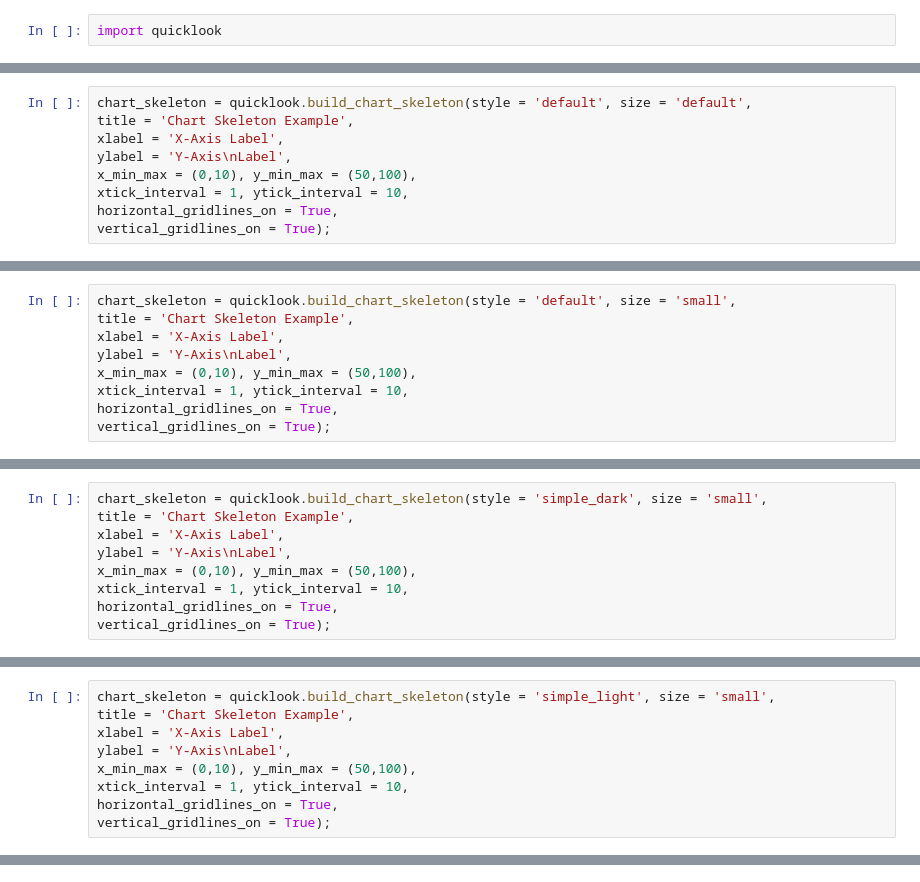
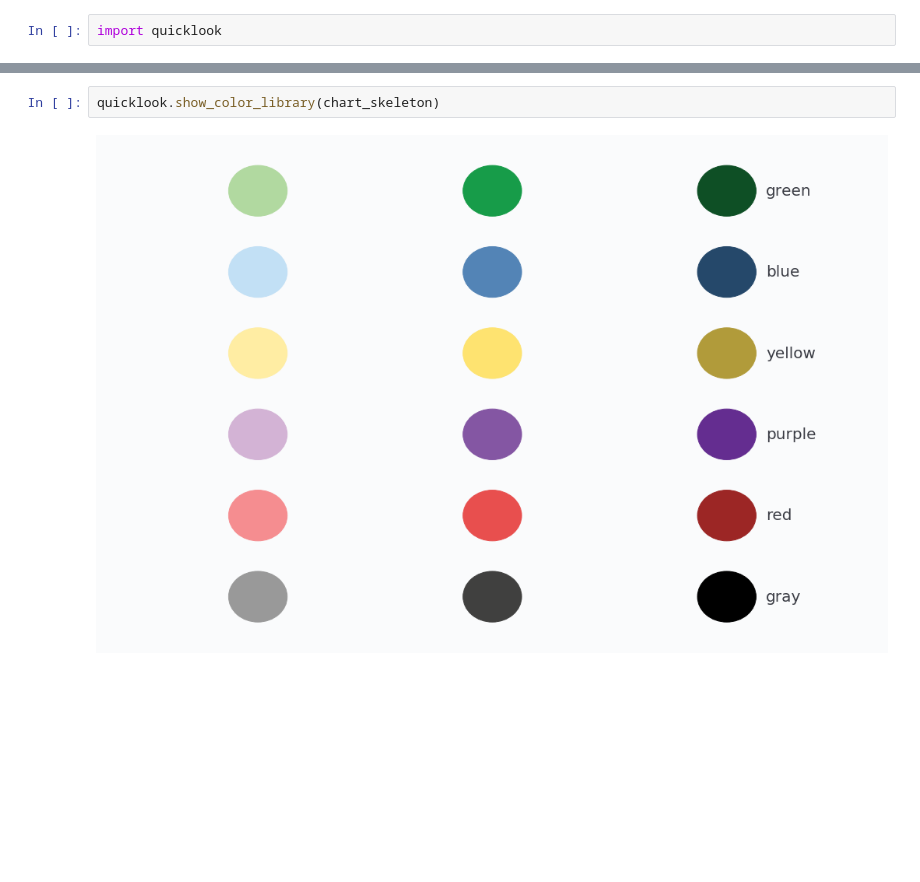
Before and after one commit to alexdsbreslav/quicklooks, a Jupyter notebook: copying_code_example.ipynb, the cells around one changed output, grey strips where cells are left out. Cells and saved outputs as stored; diff of their text form; blank space fills up the shorter version.

```diff
--- a/copying_code_example.ipynb
+++ b/copying_code_example.ipynb
@@ -36,9 +43,0 @@ vertical_gridlines_on = False);
-# %%
-chart_skeleton = quicklook.build_chart_skeleton(style = 'default', size = 'default',
-title = 'Chart Skeleton Example',
-xlabel = 'X-Axis Label',
-ylabel = 'Y-Axis\nLabel',
-x_min_max = (0,10), y_min_max = (50,100),
-xtick_interval = 1, ytick_interval = 10,
-horizontal_gridlines_on = True,
-vertical_gridlines_on = True);
@@ -47,9 +43,0 @@ vertical_gridlines_on = True);
-# %%
-chart_skeleton = quicklook.build_chart_skeleton(style = 'default', size = 'small',
-title = 'Chart Skeleton Example',
-xlabel = 'X-Axis Label',
-ylabel = 'Y-Axis\nLabel',
-x_min_max = (0,10), y_min_max = (50,100),
-xtick_interval = 1, ytick_interval = 10,
-horizontal_gridlines_on = True,
-vertical_gridlines_on = True);
@@ -58,9 +43,0 @@ vertical_gridlines_on = True);
-# %%
-chart_skeleton = quicklook.build_chart_skeleton(style = 'simple_dark', size = 'small',
-title = 'Chart Skeleton Example',
-xlabel = 'X-Axis Label',
-ylabel = 'Y-Axis\nLabel',
-x_min_max = (0,10), y_min_max = (50,100),
-xtick_interval = 1, ytick_interval = 10,
-horizontal_gridlines_on = True,
-vertical_gridlines_on = True);
@@ -69,9 +43,0 @@ vertical_gridlines_on = True);
-# %%
-chart_skeleton = quicklook.build_chart_skeleton(style = 'simple_light', size = 'small',
-title = 'Chart Skeleton Example',
-xlabel = 'X-Axis Label',
-ylabel = 'Y-Axis\nLabel',
-x_min_max = (0,10), y_min_max = (50,100),
-xtick_interval = 1, ytick_interval = 10,
-horizontal_gridlines_on = True,
-vertical_gridlines_on = True);
@@ -79,0 +44,4 @@ vertical_gridlines_on = True);
+# %%
+quicklook.show_color_library(chart_skeleton)
+# %% [output]
+[figure, added]
```
Also changed, not shown: parts of 9 cells of this notebook, 8 other files.
